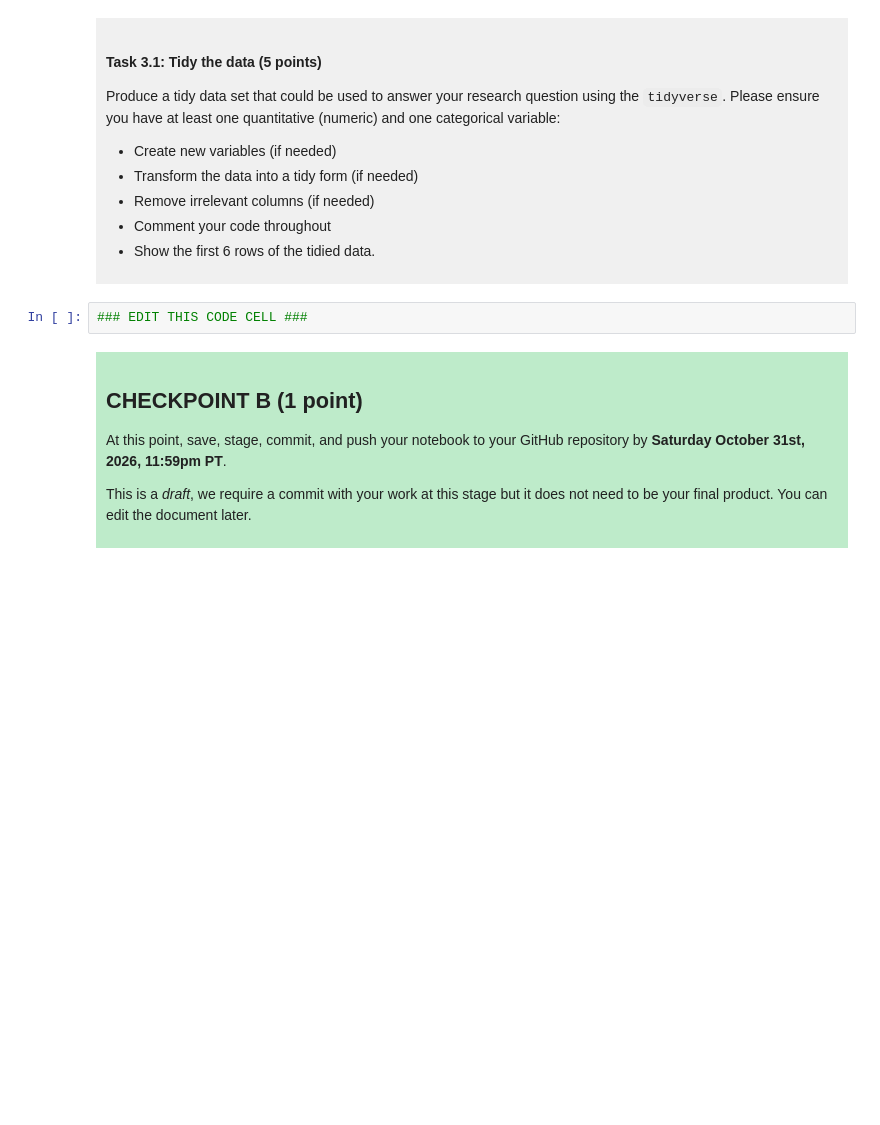
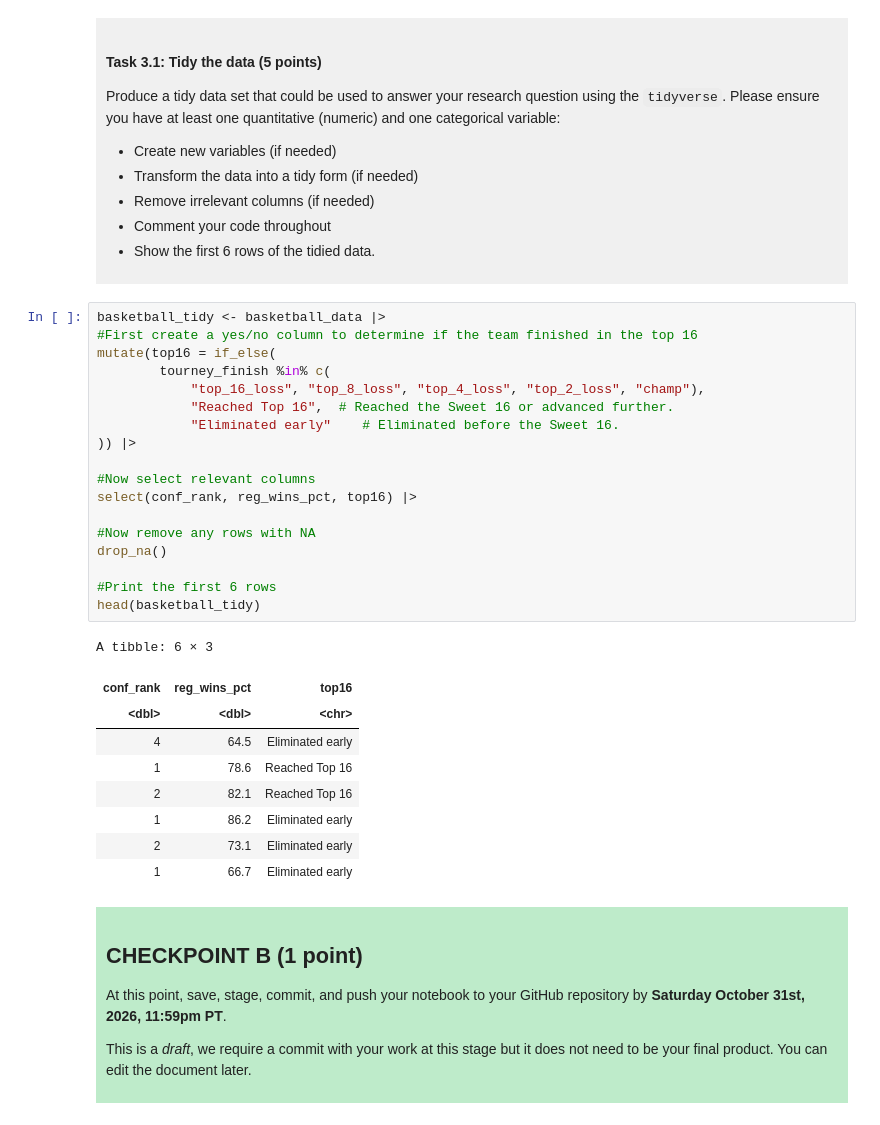
Before and after one commit to mattmarcotte/dsci-100-project-matthew-marcotte, a Jupyter notebook: dsci-100-project-notebook.ipynb, the cells around one changed output. Drawn from its saved outputs; the diff is of its cells as text; blank space fills up the shorter version.

```diff
--- a/dsci-100-project-notebook.ipynb
+++ b/dsci-100-project-notebook.ipynb
@@ -189,7 +231,33 @@ Produce a tidy data set that could be used to answer your research question usin
 
 </div>
 # %%
-### EDIT THIS CODE CELL ###
+basketball_tidy <- basketball_data |>
+#First create a yes/no column to determine if the team finished in the top 16
+mutate(top16 = if_else(
+        tourney_finish %in% c(
+            "top_16_loss", "top_8_loss", "top_4_loss", "top_2_loss", "champ"),
+            "Reached Top 16",  # Reached the Sweet 16 or advanced further.
+            "Eliminated early"    # Eliminated before the Sweet 16.
+)) |>
+
+#Now select relevant columns
+select(conf_rank, reg_wins_pct, top16) |>
+
+#Now remove any rows with NA
+drop_na()
+
+#Print the first 6 rows
+head(basketball_tidy)
+# %% [output]
+A tibble: 6 × 3
+| conf_rank | reg_wins_pct | top16 |
+| <dbl> | <dbl> | <chr> |
+| 4 | 64.5 | Eliminated early |
+| 1 | 78.6 | Reached Top 16 |
+| 2 | 82.1 | Reached Top 16 |
+| 1 | 86.2 | Eliminated early |
+| 2 | 73.1 | Eliminated early |
+| 1 | 66.7 | Eliminated early |
 # %% [markdown]
 <div style="background-color: #beebca; padding: 10px;">
 
```
Also changed, not shown: parts of 6 cells of this notebook.
